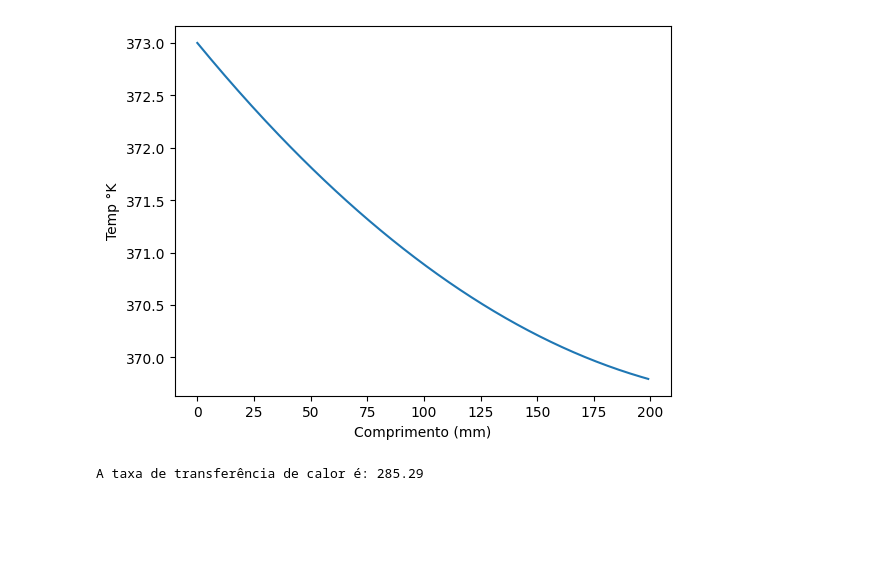
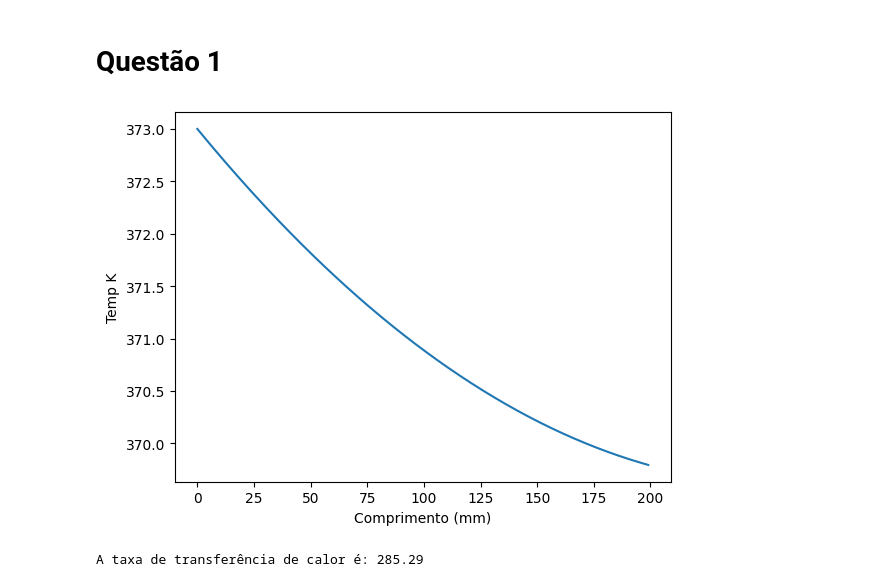
Before and after one commit to PedroPauloMorenoCamargo/APS1_Transcal, a Jupyter notebook: main.ipynb, the cells around one changed output. Drawn from its saved outputs; the diff is of its cells as text; code cells hidden in the pictures; blank space fills up the shorter version.

```diff
--- a/main.ipynb
+++ b/main.ipynb
@@ -33,22 +33,24 @@ def taxa_qa_infinito(P,area_transversal,h,k,T_base,T_ambiente):
     teta_b = T_base-T_ambiente
     M= teta_b*((h*P*k*area_transversal)**0.5)
     return M
+# %% [markdown]
+# Questão 1
 # %%
 #a)
 lista_temperaturas = []
 lista_intervalo = np.arange(0, 0.2, 0.001)
 
 for i in lista_intervalo:
     lista_temperaturas.append(temperatura_aleta_ponto_convecao(P,A_secao_transversal,L_aleta,i,h,k_al,T_base,T_amb))
 
 
 
 plt.plot(lista_intervalo*1000,lista_temperaturas)
 plt.xlabel("Comprimento (mm)")
-plt.ylabel("Temp °K")
+plt.ylabel("Temp K")
 plt.show()
 # %% [output]
-[figure, old version]
+[figure, new version]
 # %%
 #b)
 qa = taxa_qa_convecao(P,A_secao_transversal,L_aleta,h,k_al,T_base,T_amb)
```
Also changed, not shown: parts of 8 cells of this notebook.
